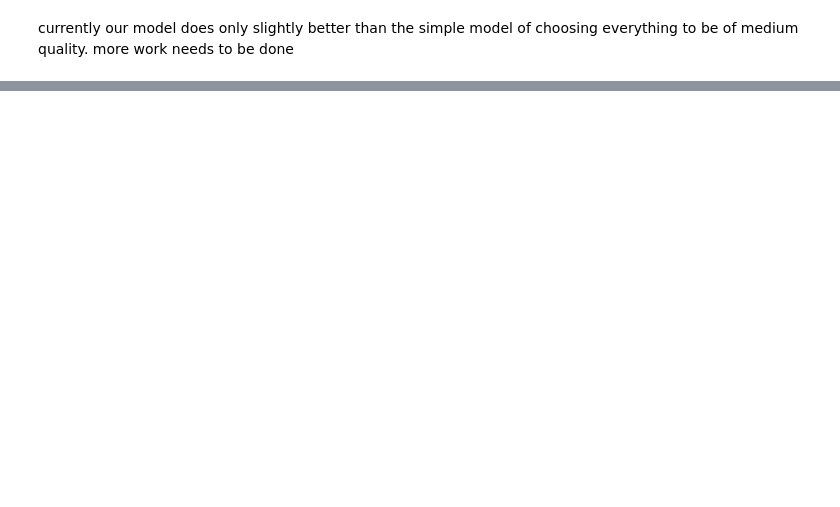
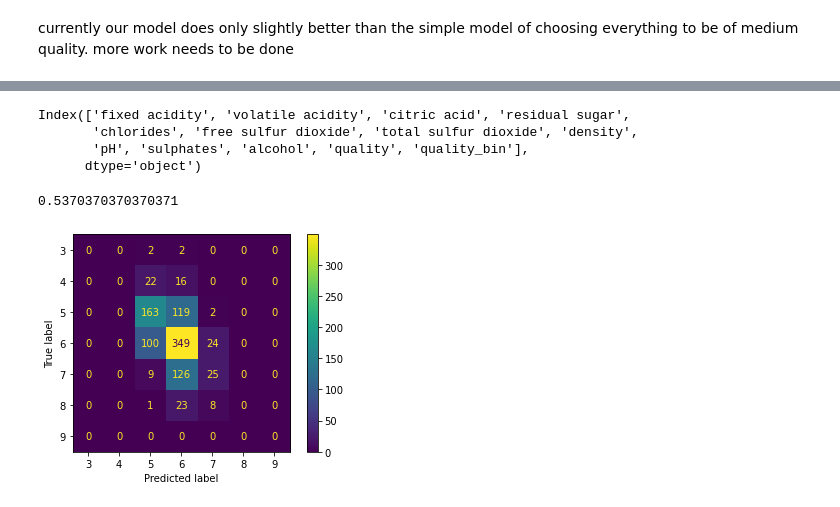
Before and after one commit to clementchen163/Wine-Quality, a Jupyter notebook: Wine Quality EDA.ipynb, the cells around one changed output, grey strips where cells are left out. Drawn from its saved outputs; the diff is of its cells as text; code cells hidden in the pictures; blank space fills up the shorter version.

```diff
--- a/Wine Quality EDA.ipynb
+++ b/Wine Quality EDA.ipynb
@@ -174,0 +192,30 @@ currently our model does only slightly better than the simple model of choosing
+# %%
+w_df.columns
+# %% [output]
+Index(['fixed acidity', 'volatile acidity', 'citric acid', 'residual sugar',
+       'chlorides', 'free sulfur dioxide', 'total sulfur dioxide', 'density',
+       'pH', 'sulphates', 'alcohol', 'quality', 'quality_bin'],
+      dtype='object')
+# %%
+x=w_df[['fixed acidity', 'volatile acidity', 'citric acid', 'residual sugar',
+       'chlorides', 'free sulfur dioxide', 'total sulfur dioxide', 'density',
+       'pH', 'sulphates', 'alcohol']]
+y=w_df['quality']
+# %%
+x_train, x_test, y_train, y_test = train_test_split(x, y, test_size=0.25)
+# %%
+#one versus all Logistic Regression
+mlrModel3=LogisticRegression(max_iter=2000,multi_class='ovr')
+mlrModel3.fit(x_train,y_train)
+mlrModel3.score(x_train,y_train)
+# %% [output]
+0.5370370370370371
+# %%
+y_pred=mlrModel3.predict(x_test)
+cm=confusion_matrix(y_test,y_pred, labels=[3,4,5,6,7,8,9])
+# %%
+disp=ConfusionMatrixDisplay(confusion_matrix=cm,display_labels=[3,4,5,6,7,8,9])
+disp.plot()
+plt.show()
+# %% [output]
+[figure, added]
```
Also changed, not shown: parts of 15 cells of this notebook.
